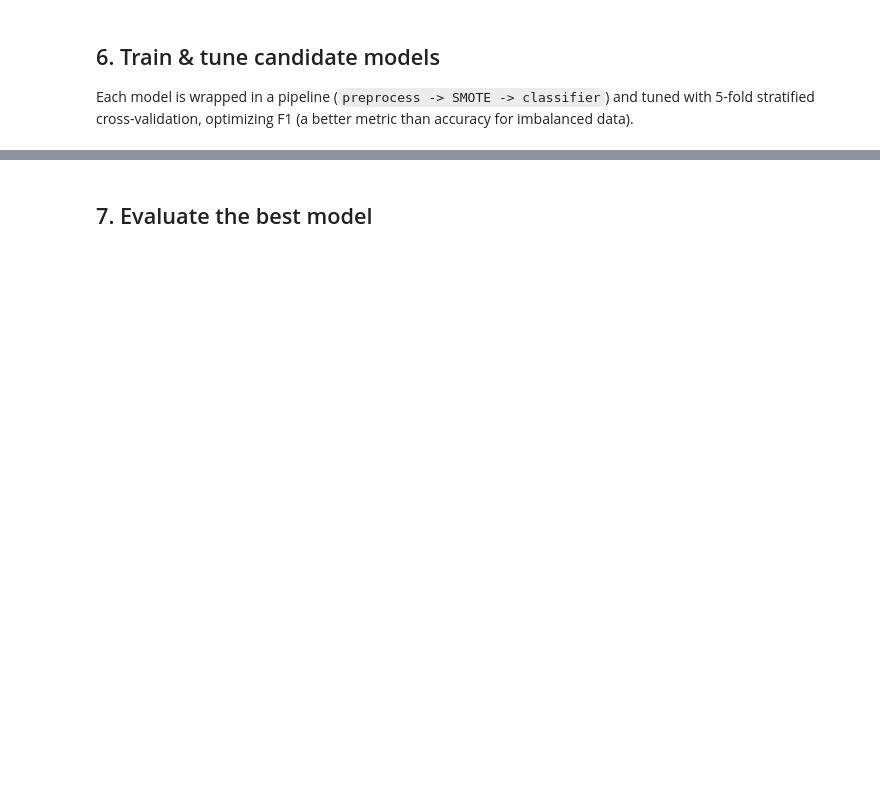
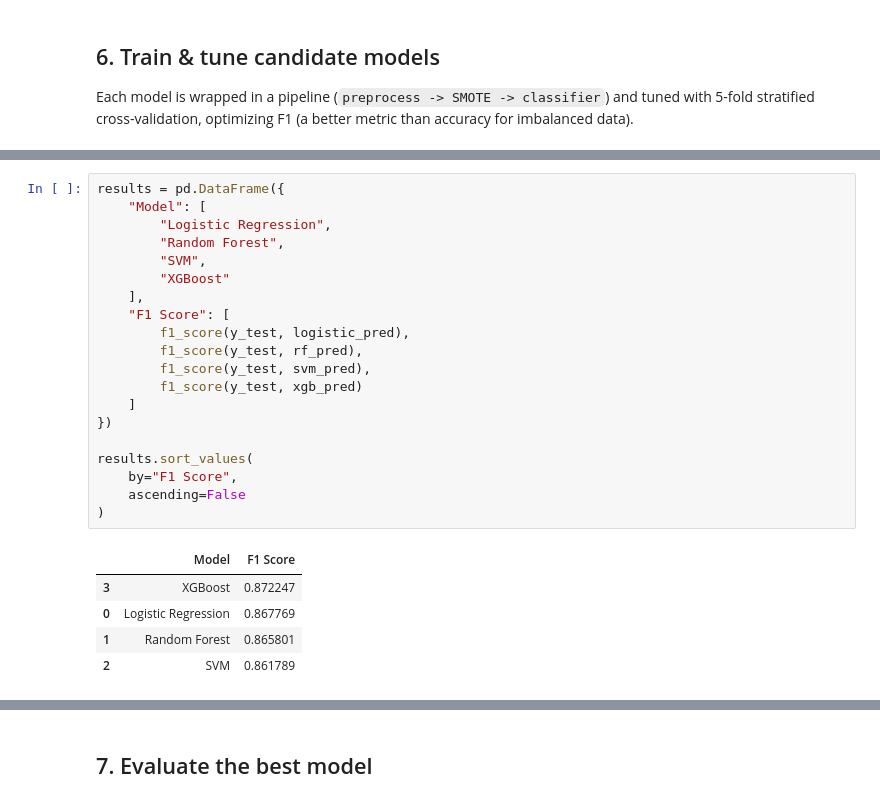
Before and after one commit to Aya-khalid5/ML_ASD, a Jupyter notebook: End_To_End_ASD.ipynb, the cells around one changed output, grey strips where cells are left out. Cells and saved outputs as stored; diff of their text form; blank space fills up the shorter version.

```diff
--- a/End_To_End_ASD.ipynb
+++ b/End_To_End_ASD.ipynb
@@ -551,2 +826,28 @@ Finished XGBoost: best_params={'classifier__learning_rate': 0.1, 'classifier__ma
+# %%
+results = pd.DataFrame({
+    "Model": [
+        "Logistic Regression",
+        "Random Forest",
+        "SVM",
+        "XGBoost"
+    ],
+    "F1 Score": [
+        f1_score(y_test, logistic_pred),
+        f1_score(y_test, rf_pred),
+        f1_score(y_test, svm_pred),
+        f1_score(y_test, xgb_pred)
+    ]
+})
+
+results.sort_values(
+    by="F1 Score",
+    ascending=False
+)
+# %% [output]
+|  | Model | F1 Score |
+| 3 | XGBoost | 0.872247 |
+| 0 | Logistic Regression | 0.867769 |
+| 1 | Random Forest | 0.865801 |
+| 2 | SVM | 0.861789 |
 # %%
 validation_results = (
```
Also changed, not shown: parts of 18 cells of this notebook, 4 other files.
